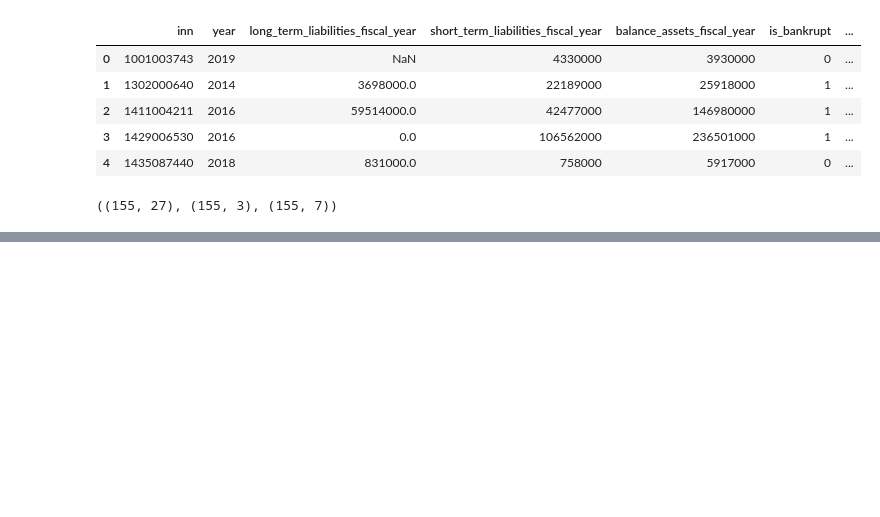
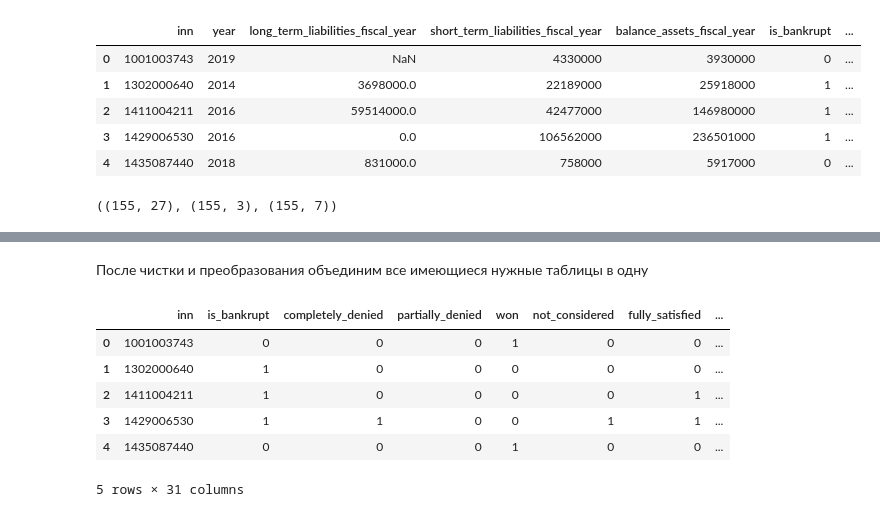
Before and after one commit to nidemidovich/bankruptcy_prediction, a Jupyter notebook: notebook.ipynb, the cells around one changed output, grey strips where cells are left out. Cells and saved outputs as stored; diff of their text form; code cells hidden in the pictures; blank space fills up the shorter version.

```diff
--- a/notebook.ipynb
+++ b/notebook.ipynb
@@ -350,0 +386,2 @@ result_df_by_cases.shape, df.shape, merged_accounts.shape
+# %% [markdown]
+После чистки и преобразования объединим все имеющиеся нужные таблицы в одну
@@ -350,0 +392,10 @@ result_df_by_cases.shape, df.shape, merged_accounts.shape
+# %%
+df.head()
+# %% [output]
+|  | inn | is_bankrupt | completely_denied | partially_denied | won | not_considered | fully_satisfied | ... |
+| 0 | 1001003743 | 0 | 0 | 0 | 1 | 0 | 0 | ... |
+| 1 | 1302000640 | 1 | 0 | 0 | 0 | 0 | 0 | ... |
+| 2 | 1411004211 | 1 | 0 | 0 | 0 | 0 | 1 | ... |
+| 3 | 1429006530 | 1 | 1 | 0 | 0 | 1 | 1 | ... |
+| 4 | 1435087440 | 0 | 0 | 0 | 1 | 0 | 0 | ... |
+5 rows × 31 columns
```
Also changed, not shown: parts of 34 cells of this notebook.
